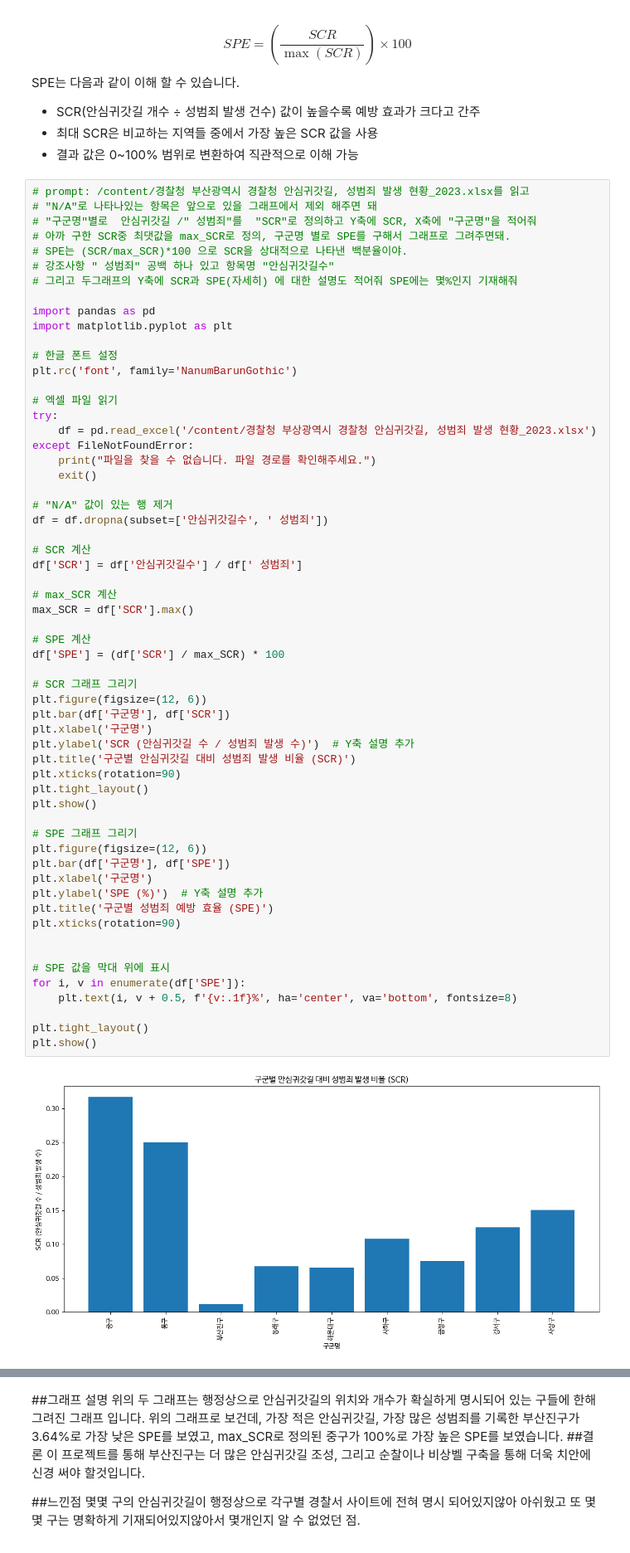
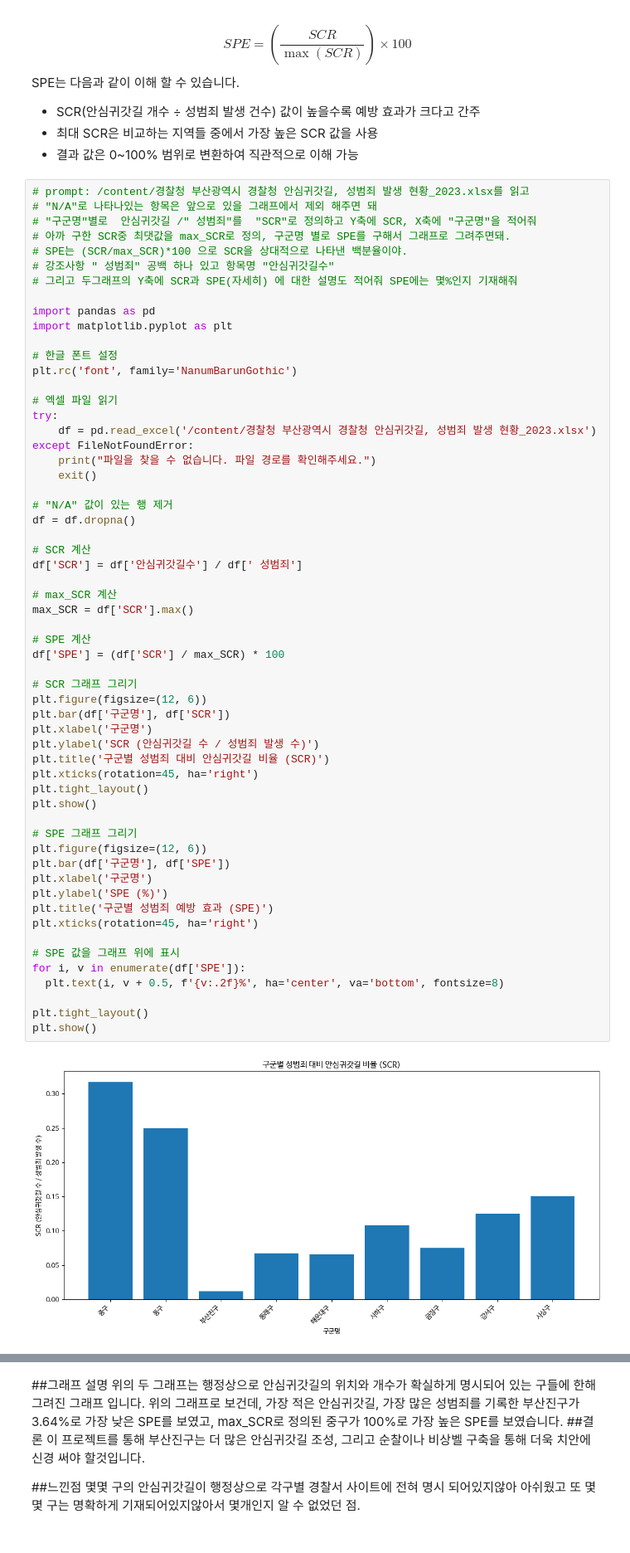
Before and after one commit to dongaIT/good-os, a Jupyter notebook: Safe_Busan.ipynb, the cells around one changed output, grey strips where cells are left out. Shown: that part at 83% size. Drawn from its saved outputs; the diff is of its cells as text.

```diff
--- a/Safe_Busan.ipynb
+++ b/Safe_Busan.ipynb
@@ -177,47 +177,46 @@ plt.rc('font', family='NanumBarunGothic')
 
 # 엑셀 파일 읽기
 try:
-    df = pd.read_excel('/content/경찰청 부상광역시 경찰청 안심귀갓길, 성범죄 발생 현황_2023.xlsx')
+    df = pd.read_excel('/content/경찰청 부산광역시 경찰청 안심귀갓길, 성범죄 발생 현황_2023.xlsx')
 except FileNotFoundError:
     print("파일을 찾을 수 없습니다. 파일 경로를 확인해주세요.")
     exit()
 
 # "N/A" 값이 있는 행 제거
-df = df.dropna(subset=['안심귀갓길수', ' 성범죄'])
+df = df.dropna()
 
 # SCR 계산
 df['SCR'] = df['안심귀갓길수'] / df[' 성범죄']
 
 # max_SCR 계산
 max_SCR = df['SCR'].max()
 
 # SPE 계산
 df['SPE'] = (df['SCR'] / max_SCR) * 100
 
 # SCR 그래프 그리기
 plt.figure(figsize=(12, 6))
 plt.bar(df['구군명'], df['SCR'])
 plt.xlabel('구군명')
-plt.ylabel('SCR (안심귀갓길 수 / 성범죄 발생 수)')  # Y축 설명 추가
-plt.title('구군별 안심귀갓길 대비 성범죄 발생 비율 (SCR)')
-plt.xticks(rotation=90)
+plt.ylabel('SCR (안심귀갓길 수 / 성범죄 발생 수)')
+plt.title('구군별 성범죄 대비 안심귀갓길 비율 (SCR)')
+plt.xticks(rotation=45, ha='right')
 plt.tight_layout()
 plt.show()
 
 # SPE 그래프 그리기
 plt.figure(figsize=(12, 6))
 plt.bar(df['구군명'], df['SPE'])
 plt.xlabel('구군명')
-plt.ylabel('SPE (%)')  # Y축 설명 추가
-plt.title('구군별 성범죄 예방 효율 (SPE)')
-plt.xticks(rotation=90)
+plt.ylabel('SPE (%)')
+plt.title('구군별 성범죄 예방 효과 (SPE)')
+plt.xticks(rotation=45, ha='right')
 
-
-# SPE 값을 막대 위에 표시
+# SPE 값을 그래프 위에 표시
 for i, v in enumerate(df['SPE']):
-    plt.text(i, v + 0.5, f'{v:.1f}%', ha='center', va='bottom', fontsize=8)
+  plt.text(i, v + 0.5, f'{v:.2f}%', ha='center', va='bottom', fontsize=8)
 
 plt.tight_layout()
 plt.show()
 # %% [output]
-[figure, old version]
+[figure, new version]
```
Also changed, not shown: parts of 1 cell of this notebook.
